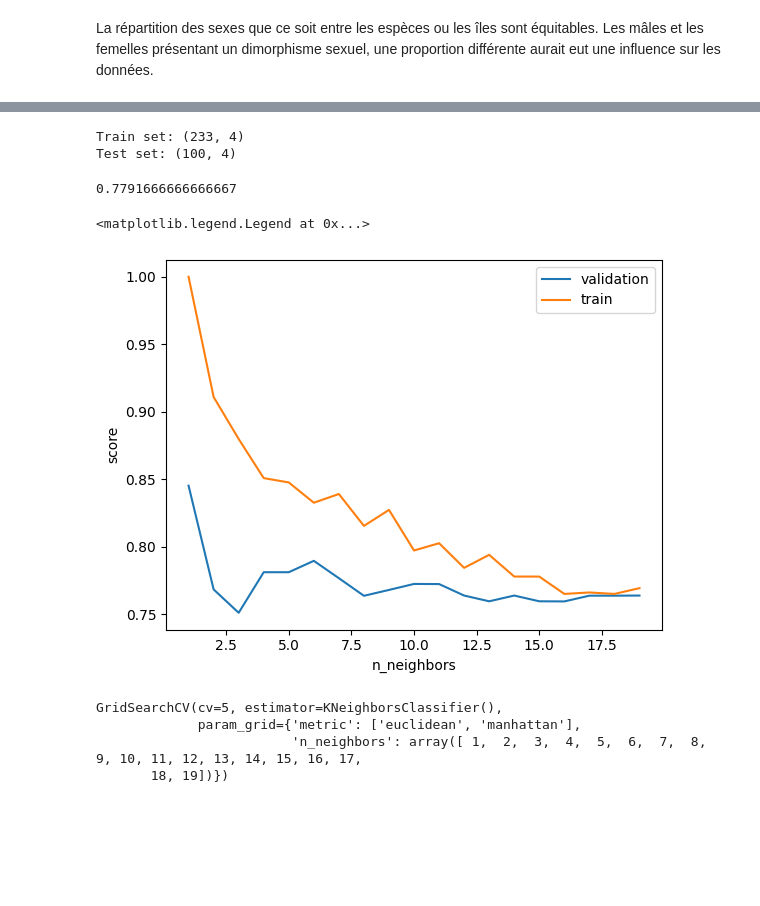
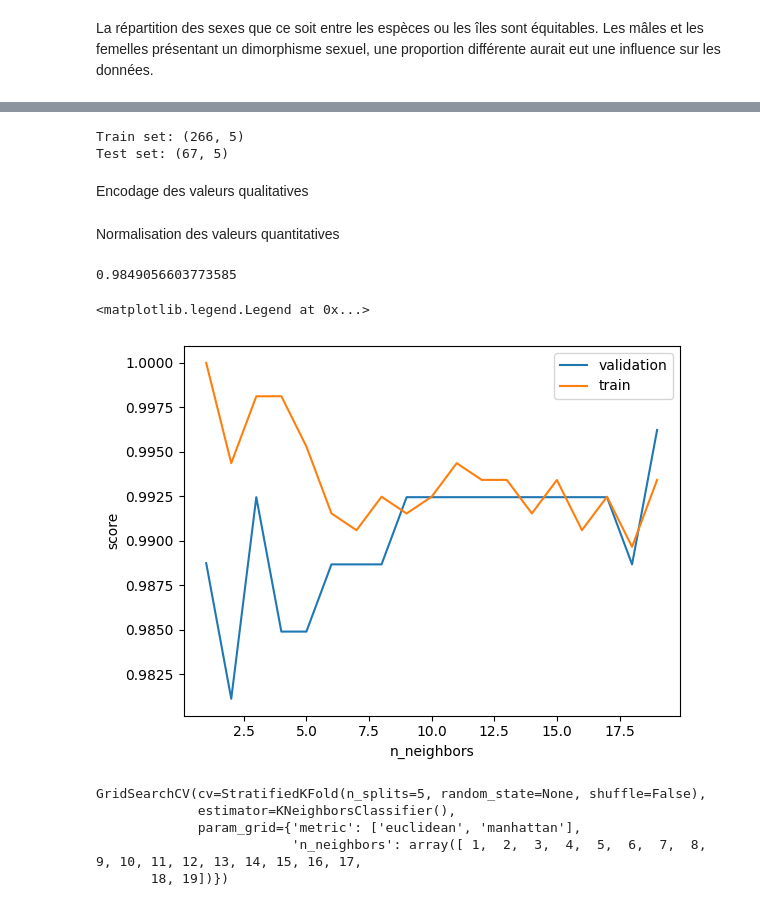
Before and after one commit to marcottemickyncrea/PythonWork, a Jupyter notebook: EDA-entrainement-manchots.ipynb, the cells around one changed output, grey strips where cells are left out. Drawn from its saved outputs; the diff is of its cells as text; code cells hidden in the pictures; blank space fills up the shorter version.

```diff
--- a/EDA-entrainement-manchots.ipynb
+++ b/EDA-entrainement-manchots.ipynb
@@ -315 +319,8 @@ fig.set_size_inches(10,8)
+# %%
+X_train, X_test, y_train, y_test = train_test_split(X, y, test_size=0.2, random_state=1)
+print('Train set:', X_train.shape)
+print('Test set:', X_test.shape)
+# %% [output]
+Train set: (266, 5)
+Test set: (67, 5)
 # %%
@@ -318,9 +329,19 @@ from sklearn.model_selection import train_test_split
-# %%
-X_train, X_test, y_train, y_test = train_test_split(X, y, test_size=0.3, random_state=1)
-print('Train set:', X_train.shape)
-print('Test set:', X_test.shape)
-# %% [output]
-Train set: (233, 4)
-Test set: (100, 4)
+# %% [markdown]
+Encodage des valeurs qualitatives
+# %%
+
+encoder_l = LabelEncoder()
+encoder_f = LabelEncoder()
+X_train["island"] = encoder_f.fit_transform(X_train["island"])
+X_test["island"] = encoder_f.transform(X_test["island"])
+y_train = encoder_l.fit_transform(y_train)
+y_test = encoder_l.transform(y_test)
+# %% [markdown]
+Normalisation des valeurs quantitatives
+# %%
+scaler = MinMaxScaler()
+val_quali = ['bill_length_mm', 'bill_depth_mm', 'body_mass_g', 'flipper_length_mm']
+X_train[val_quali]= scaler.fit_transform(X_train[val_quali])
+X_test[val_quali]= scaler.transform(X_test[val_quali])
 # %%
 model = KNeighborsClassifier()
@@ -328,33 +349,34 @@ from sklearn.model_selection import cross_val_score, ShuffleSplit
 # %%
-cv = ShuffleSplit()
+cv = StratifiedKFold()
 cross_val_score(model, X_train, y_train, cv= cv).mean()
 # %% [output]
-0.7791666666666667
+0.9849056603773585
 # %%
 from sklearn.model_selection import validation_curve
 # %%
 k = np.arange(1, 20)
 
 train_score, val_score = validation_curve(model, X_train, y_train, param_name='n_neighbors',
-                                            param_range= k, cv=5)
+                                            param_range= k, cv=cv)
 plt.plot(k, val_score.mean(axis=1), label='validation')
 plt.plot(k, train_score.mean(axis=1), label="train")
 
 plt.ylabel('score')
 plt.xlabel('n_neighbors')
 plt.legend()
 # %% [output]
 <matplotlib.legend.Legend at 0x...>
-[figure, old version]
+[figure, new version]
 # %%
 from sklearn.model_selection import GridSearchCV
 # %%
 param_grid= {'n_neighbors': np.arange(1, 20),
 'metric':['euclidean', 'manhattan']}
-grid = GridSearchCV(KNeighborsClassifier(), param_grid, cv = 5)
+grid = GridSearchCV(KNeighborsClassifier(), param_grid, cv = cv)
 grid.fit(X_train, y_train)
 # %% [output]
-GridSearchCV(cv=5, estimator=KNeighborsClassifier(),
+GridSearchCV(cv=StratifiedKFold(n_splits=5, random_state=None, shuffle=False),
+             estimator=KNeighborsClassifier(),
              param_grid={'metric': ['euclidean', 'manhattan'],
                          'n_neighbors': array([ 1,  2,  3,  4,  5,  6,  7,  8,  9, 10, 11, 12, 13, 14, 15, 16, 17,
        18, 19])})
```
Also changed, not shown: parts of 20 cells of this notebook, 44 other files.
